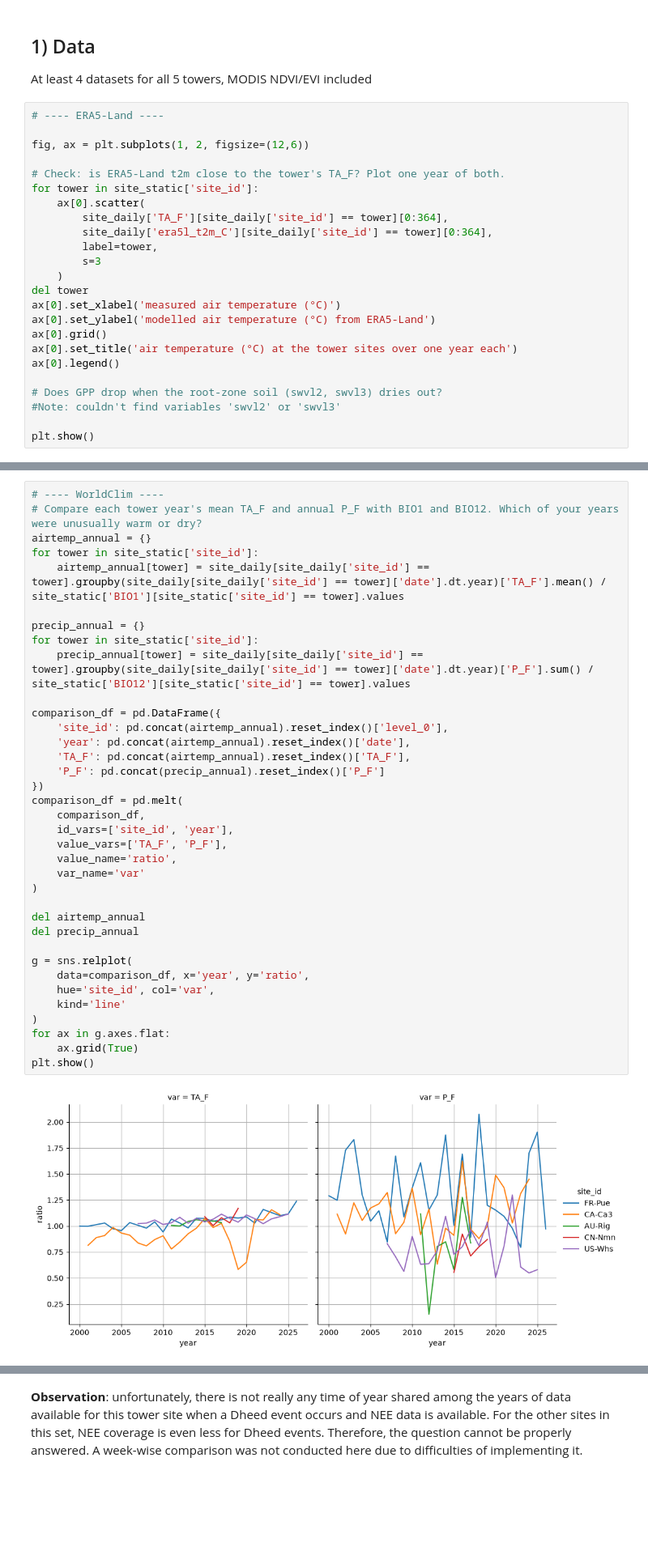
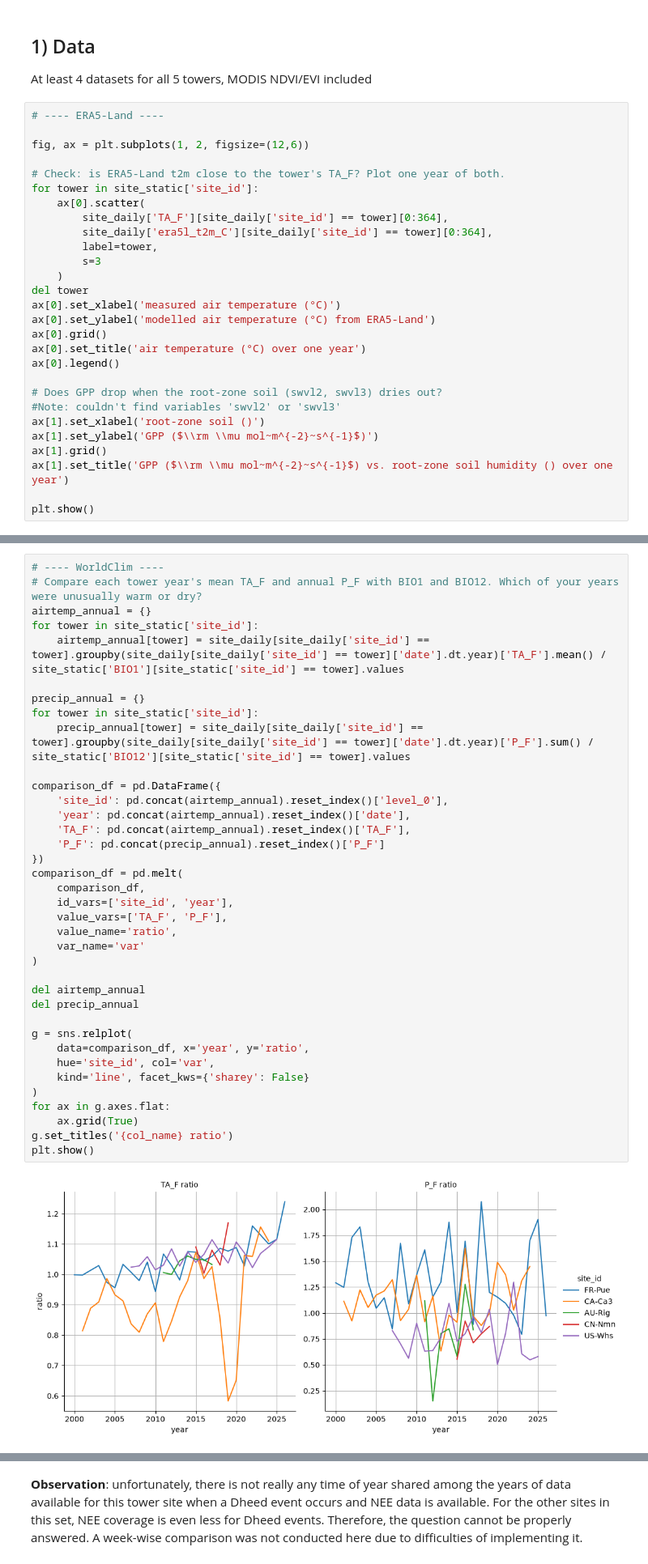
Before and after one commit to loew-b/datascience_env_monit, a Jupyter notebook: reports/block5_neighbours.ipynb, the cells around one changed output, grey strips where cells are left out. Shown at 81% size. Cells and saved outputs as stored; diff of their text form; blank space fills up the shorter version.

```diff
--- a/reports/block5_neighbours.ipynb
+++ b/reports/block5_neighbours.ipynb
@@ -77,11 +77,15 @@ del tower
 ax[0].set_xlabel('measured air temperature (°C)')
 ax[0].set_ylabel('modelled air temperature (°C) from ERA5-Land')
 ax[0].grid()
-ax[0].set_title('air temperature (°C) at the tower sites over one year each')
+ax[0].set_title('air temperature (°C) over one year')
 ax[0].legend()
 
 # Does GPP drop when the root-zone soil (swvl2, swvl3) dries out?
 #Note: couldn't find variables 'swvl2' or 'swvl3'
+ax[1].set_xlabel('root-zone soil ()')
+ax[1].set_ylabel('GPP ($\\rm \\mu mol~m^{-2}~s^{-1}$)')
+ax[1].grid()
+ax[1].set_title('GPP ($\\rm \\mu mol~m^{-2}~s^{-1}$) vs. root-zone soil humidity () over one year')
 
 plt.show()
 # %% [output]
@@ -97,33 +101,34 @@ for tower in site_static['site_id']:
 
 precip_annual = {}
 for tower in site_static['site_id']:
     precip_annual[tower] = site_daily[site_daily['site_id'] == tower].groupby(site_daily[site_daily['site_id'] == tower]['date'].dt.year)['P_F'].sum() / site_static['BIO12'][site_static['site_id'] == tower].values
 
 comparison_df = pd.DataFrame({
     'site_id': pd.concat(airtemp_annual).reset_index()['level_0'],
     'year': pd.concat(airtemp_annual).reset_index()['date'],
     'TA_F': pd.concat(airtemp_annual).reset_index()['TA_F'],
     'P_F': pd.concat(precip_annual).reset_index()['P_F']
 })
 comparison_df = pd.melt(
     comparison_df,
     id_vars=['site_id', 'year'],
     value_vars=['TA_F', 'P_F'],
     value_name='ratio',
     var_name='var'
 )
 
 del airtemp_annual
 del precip_annual
 
 g = sns.relplot(
     data=comparison_df, x='year', y='ratio',
     hue='site_id', col='var',
-    kind='line'
+    kind='line', facet_kws={'sharey': False}
 )
 for ax in g.axes.flat:
     ax.grid(True)
+g.set_titles('{col_name} ratio')
 plt.show()
 # %% [output]
-[figure, old version]
+[figure, new version]
 # %% [markdown]
```
Also changed, not shown: parts of 16 cells of this notebook.
